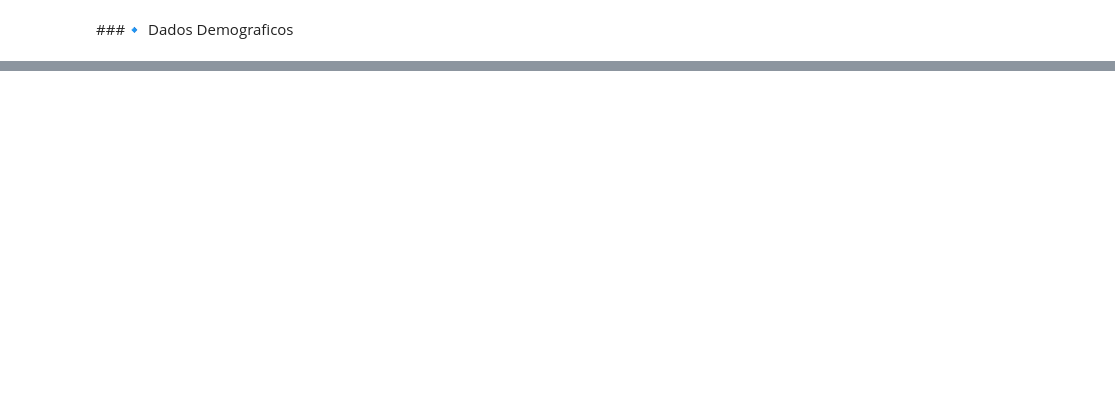
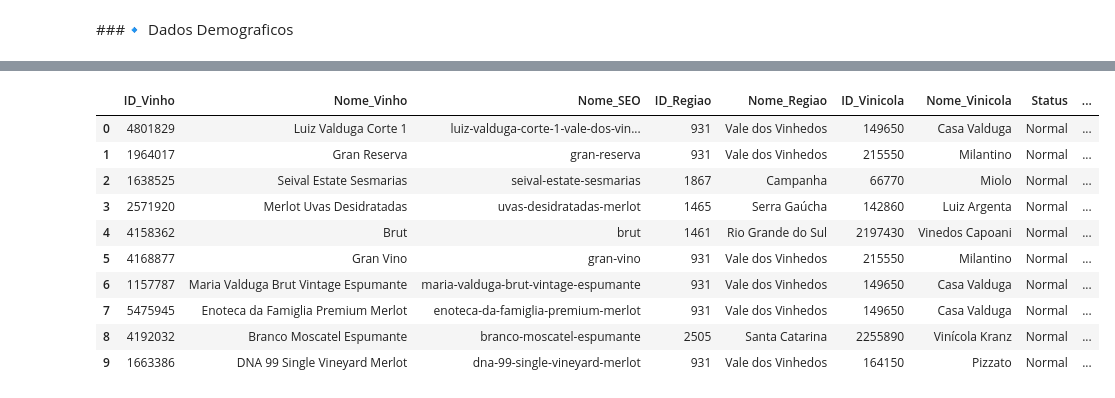
Before and after one commit to gnunes-io/etl_vinicula, a Jupyter notebook: ETL_FiapChall.ipynb, the cells around one changed output, grey strips where cells are left out. Cells and saved outputs as stored; diff of their text form; code cells hidden in the pictures; blank space fills up the shorter version.

```diff
--- a/ETL_FiapChall.ipynb
+++ b/ETL_FiapChall.ipynb
@@ -715,0 +1018,28 @@ valor_kg_vinhos_rs = comex_copy[(comex_copy['CO_NCM'].isin(ncms_vinho)) & (comex
+# %%
+# Transformando os ID's em Int64 (updados como float64)
+avaliacoes_focadas['ID_Vinho'] = pd.to_numeric(avaliacoes_focadas['ID_Vinho'], errors='coerce')
+avaliacoes_focadas['ID_Regiao'] = pd.to_numeric(avaliacoes_focadas['ID_Regiao'], errors='coerce')
+avaliacoes_focadas['ID_Vinicola'] = pd.to_numeric(avaliacoes_focadas['ID_Vinicola'], errors='coerce')
+
+# Dicionário com os tipos de dados desejados
+mapa_tipos = {
+    'ID_Vinho': 'Int64',
+    'Nome_Vinho': 'string',
+    'Nome_SEO': 'string',
+    'ID_Regiao': 'Int64',
+    'Nome_Regiao': 'category',
+    'ID_Vinicola': 'Int64',
+    'Nome_Vinicola': 'category',
+    'Status': 'category',
+    'Contagem_Avaliacoes': 'Int64',
+    'Media_Avaliacoes': 'float64',
+    'Contagem_Rotulos': 'Int64',
+    'Contagem_Safras': 'Int64',
+    'Tem_Avaliacoes_Validas': 'boolean'
+}
+
+# Aplicando a conversão de tipos
+avaliacoes_focadas = avaliacoes_focadas.astype(mapa_tipos)
+
+print("\nTipos de dados ajustados com sucesso!")
+avaliacoes_focadas.info()
@@ -715,0 +1064,14 @@ valor_kg_vinhos_rs = comex_copy[(comex_copy['CO_NCM'].isin(ncms_vinho)) & (comex
+# %%
+avaliacoes_focadas.head(10)
+# %% [output]
+|  | ID_Vinho | Nome_Vinho | Nome_SEO | ID_Regiao | Nome_Regiao | ID_Vinicola | Nome_Vinicola | Status | ... |
+| 0 | 4801829 | Luiz Valduga Corte 1 | luiz-valduga-corte-1-vale-dos-vin... | 931 | Vale dos Vinhedos | 149650 | Casa Valduga | Normal | ... |
+| 1 | 1964017 | Gran Reserva | gran-reserva | 931 | Vale dos Vinhedos | 215550 | Milantino | Normal | ... |
+| 2 | 1638525 | Seival Estate Sesmarias | seival-estate-sesmarias | 1867 | Campanha | 66770 | Miolo | Normal | ... |
+| 3 | 2571920 | Merlot Uvas Desidratadas | uvas-desidratadas-merlot | 1465 | Serra Gaúcha | 142860 | Luiz Argenta | Normal | ... |
+| 4 | 4158362 | Brut | brut | 1461 | Rio Grande do Sul | 2197430 | Vinedos Capoani | Normal | ... |
+| 5 | 4168877 | Gran Vino | gran-vino | 931 | Vale dos Vinhedos | 215550 | Milantino | Normal | ... |
+| 6 | 1157787 | Maria Valduga Brut Vintage Espumante | maria-valduga-brut-vintage-espumante | 931 | Vale dos Vinhedos | 149650 | Casa Valduga | Normal | ... |
+| 7 | 5475945 | Enoteca da Famiglia Premium Merlot | enoteca-da-famiglia-premium-merlot | 931 | Vale dos Vinhedos | 149650 | Casa Valduga | Normal | ... |
+| 8 | 4192032 | Branco Moscatel Espumante | branco-moscatel-espumante | 2505 | Santa Catarina | 2255890 | Vinícola Kranz | Normal | ... |
+| 9 | 1663386 | DNA 99 Single Vineyard Merlot | dna-99-single-vineyard-merlot | 931 | Vale dos Vinhedos | 164150 | Pizzato | Normal | ... |
```
Also changed, not shown: parts of 42 cells of this notebook.
